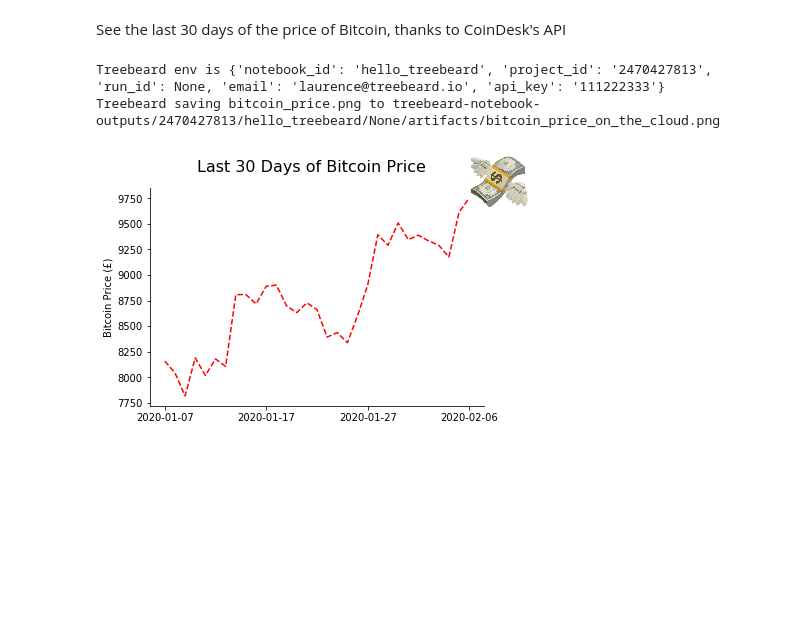
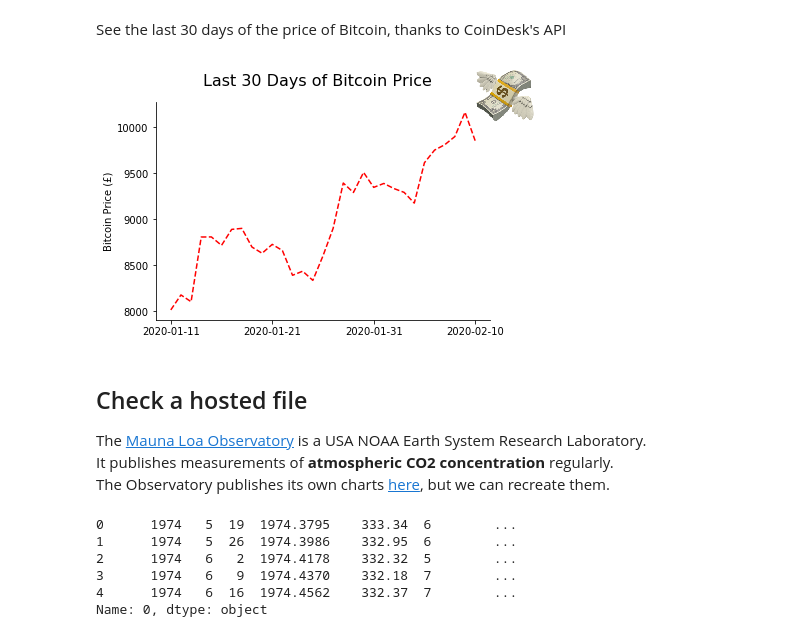
Before and after one commit to treebeardtech/nbmake-action, a Jupyter notebook: main.ipynb, the cells around one changed output. Cells and saved outputs as stored; diff of their text form; code cells hidden in the pictures; blank space fills up the shorter version.

```diff
--- a/main.ipynb
+++ b/main.ipynb
@@ -25,26 +56,24 @@ See the last 30 days of the price of Bitcoin, thanks to CoinDesk's API
 # %%
 r = requests.get('https://api.coindesk.com/v1/bpi/historical/close.json').json()
 
 fig, ax = plt.subplots()
 ax.plot(pd.DataFrame.from_dict(r)['bpi'][:-2], color='red', linestyle='--')
 ax.set_ylabel('Bitcoin Price (£)')
 fig.suptitle('Last 30 Days of Bitcoin Price', size=16)
 plt.gca().spines['top'].set_visible(False)
 plt.gca().spines['right'].set_visible(False)
 ax.xaxis.set_major_locator(plt.MaxNLocator(4))
 
 im = plt.imread('https://emojipedia-us.s3.dualstack.us-west-1.amazonaws.com/thumbs/320/apple/237/money-with-wings_1f4b8.png')
 newax = fig.add_axes([0.8, 0.8, 0.2, 0.2], anchor='NE')
 newax.imshow(im)
 newax.axis('off')
-
-plt.savefig('bitcoin_price.png', dpi=150, bbox_inches='tight')
-
-from treebeard.utils import save_to_cloud
-save_to_cloud('bitcoin_price.png', 'bitcoin_price_on_the_cloud.png')
-
-plt.show()
+plt.savefig('output/bitcoin_price.png', dpi=150, bbox_inches='tight')
 # %% [output]
-Treebeard env is {'notebook_id': 'hello_treebeard', 'project_id': '2470427813', 'run_id': None, 'email': 'laurence@treebeard.io', 'api_key': '111222333'}
-Treebeard saving bitcoin_price.png to treebeard-notebook-outputs/2470427813/hello_treebeard/None/artifacts/bitcoin_price_on_the_cloud.png
-[figure, old version]
+[figure, new version]
+# %% [markdown]
+## Check a hosted file
+
+The [Mauna Loa Observatory](https://www.esrl.noaa.gov/gmd/obop/mlo/) is a USA NOAA Earth System Research Laboratory.
+It publishes measurements of **atmospheric CO2 concentration** regularly.
+The Observatory publishes its own charts [here](https://www.esrl.noaa.gov/gmd/ccgg/trends/mlo.html), but we can recreate them.
@@ -50,0 +88,9 @@ Treebeard saving bitcoin_price.png to treebeard-notebook-outputs/2470427813/hell
+# %%
+df[0].head()
+# %% [output]
+0      1974   5  19  1974.3795    333.34  6        ...
+1      1974   5  26  1974.3986    332.95  6        ...
+2      1974   6   2  1974.4178    332.32  5        ...
+3      1974   6   9  1974.4370    332.18  7        ...
+4      1974   6  16  1974.4562    332.37  7        ...
+Name: 0, dtype: object
```
Also changed, not shown: parts of 21 cells of this notebook, 4 other files.
